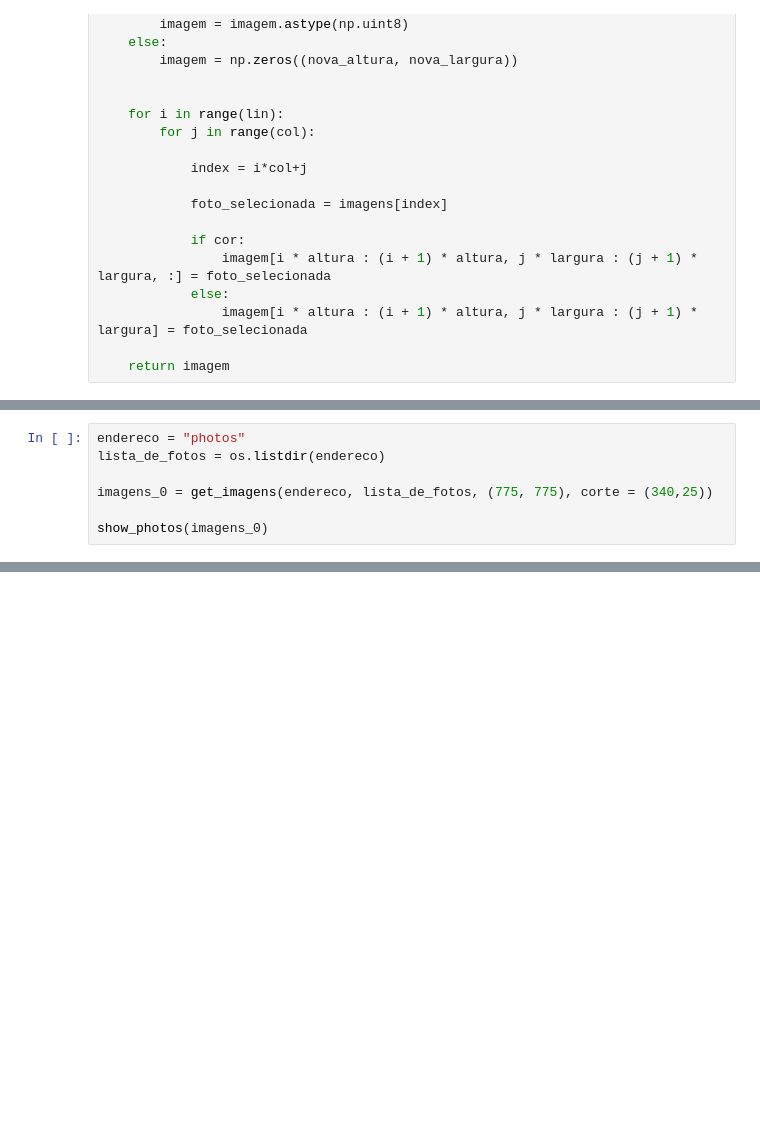
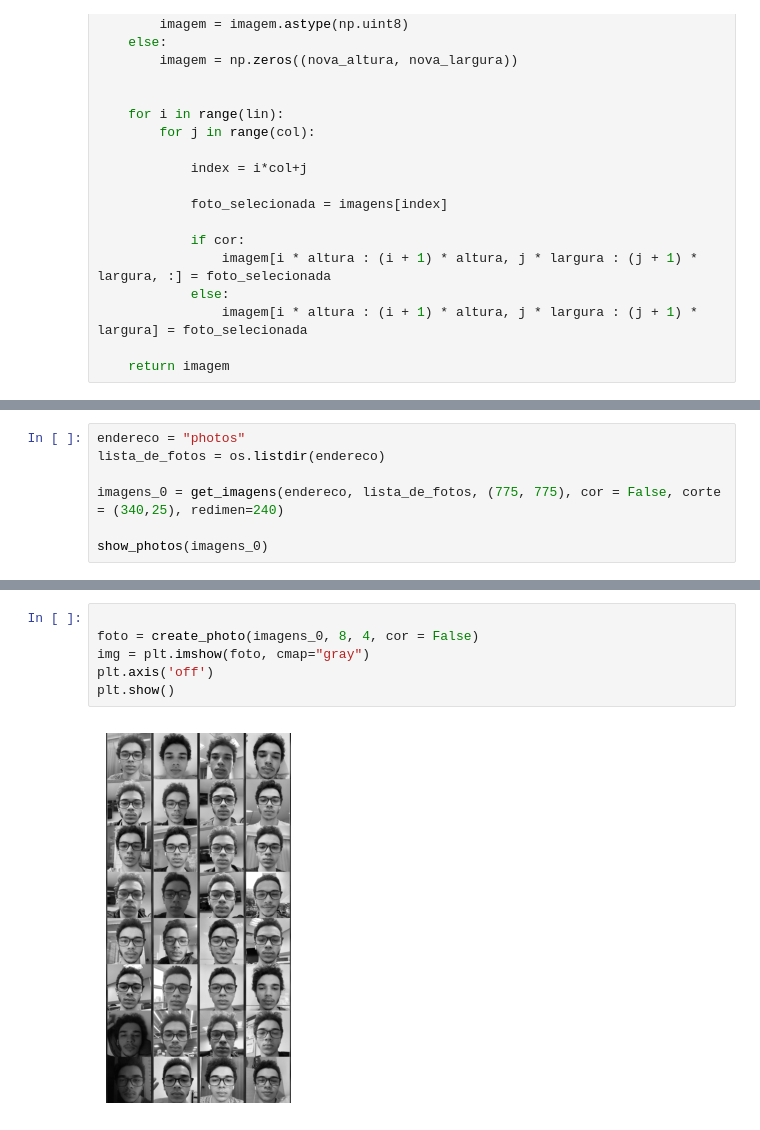
Before and after one commit to GeorgeRV/Eigenfaces, a Jupyter notebook: Eigenfaces.ipynb, the cells around one changed output, grey strips where cells are left out. Drawn from its saved outputs; the diff is of its cells as text; blank space fills up the shorter version.

```diff
--- a/Eigenfaces.ipynb
+++ b/Eigenfaces.ipynb
@@ -93,7 +141,7 @@ def create_photo(imagens, lin, col, cor = True):
 endereco = "photos"
 lista_de_fotos = os.listdir(endereco)
 
-imagens_0 = get_imagens(endereco, lista_de_fotos, (775, 775), corte = (340,25))
+imagens_0 = get_imagens(endereco, lista_de_fotos, (775, 775), cor = False, corte = (340,25), redimen=240)
 
 show_photos(imagens_0)
 # %% [output]
@@ -145,0 +181,8 @@ plt.show()
+# %%
+
+foto = create_photo(imagens_0, 8, 4, cor = False)
+img = plt.imshow(foto, cmap="gray")
+plt.axis('off')
+plt.show()
+# %% [output]
+[figure, added]
```
Also changed, not shown: parts of 12 cells of this notebook, 1 other file.
